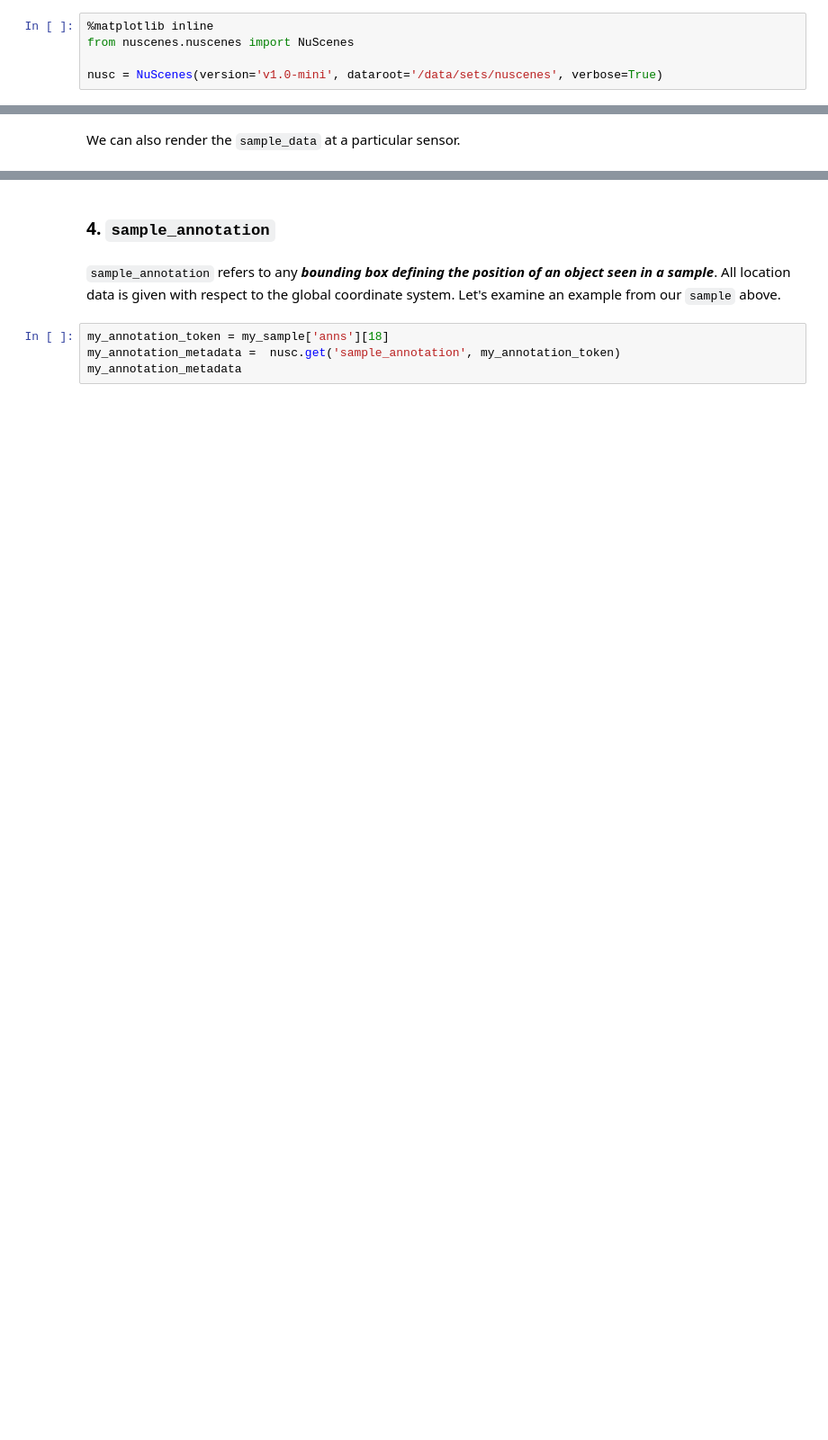
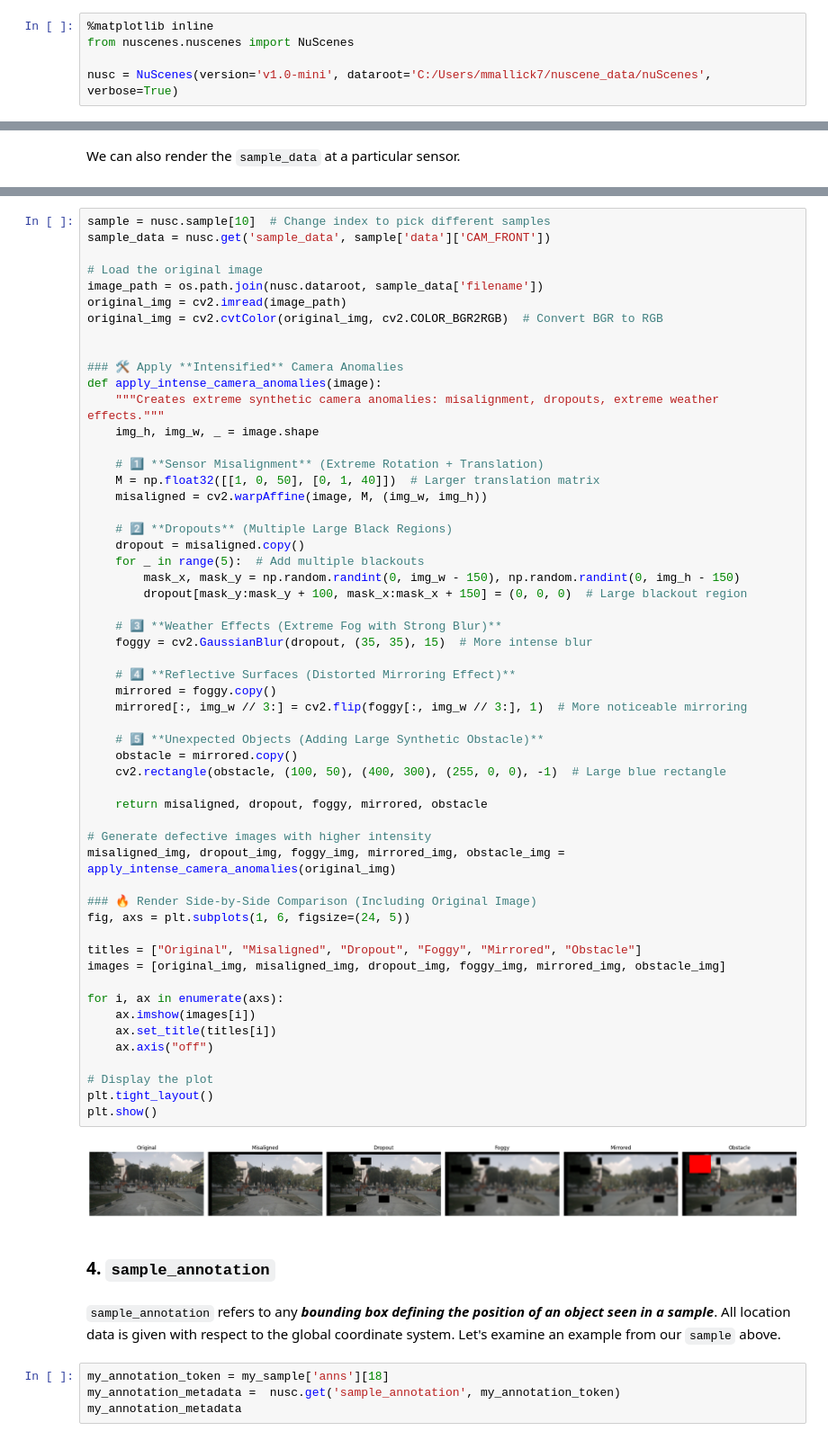
Before and after one commit to MainakMallick/nuscenes-devkit, a Jupyter notebook: python-sdk/tutorials/nuscenes_tutorial.ipynb, the cells around one changed output, grey strips where cells are left out. Shown at 90% size. Drawn from its saved outputs; the diff is of its cells as text; blank space fills up the shorter version.

Commit message:
Artificail dataset for image

```diff
--- a/python-sdk/tutorials/nuscenes_tutorial.ipynb
+++ b/python-sdk/tutorials/nuscenes_tutorial.ipynb
@@ -49,4 +49,4 @@ This is my version
 %matplotlib inline
 from nuscenes.nuscenes import NuScenes
 
-nusc = NuScenes(version='v1.0-mini', dataroot='/data/sets/nuscenes', verbose=True)
+nusc = NuScenes(version='v1.0-mini', dataroot='C:/Users/mmallick7/nuscene_data/nuScenes', verbose=True)
@@ -106,3 +219,60 @@ nusc.render_sample_data(cam_front_data['token'])
+# %%
+sample = nusc.sample[10]  # Change index to pick different samples
+sample_data = nusc.get('sample_data', sample['data']['CAM_FRONT'])
+
+# Load the original image
+image_path = os.path.join(nusc.dataroot, sample_data['filename'])
+original_img = cv2.imread(image_path)
+original_img = cv2.cvtColor(original_img, cv2.COLOR_BGR2RGB)  # Convert BGR to RGB
+
+
+### 🛠 Apply **Intensified** Camera Anomalies
+def apply_intense_camera_anomalies(image):
+    """Creates extreme synthetic camera anomalies: misalignment, dropouts, extreme weather effects."""
+    img_h, img_w, _ = image.shape
+
+    # 1️⃣ **Sensor Misalignment** (Extreme Rotation + Translation)
+    M = np.float32([[1, 0, 50], [0, 1, 40]])  # Larger translation matrix
+    misaligned = cv2.warpAffine(image, M, (img_w, img_h))
+
+    # 2️⃣ **Dropouts** (Multiple Large Black Regions)
+    dropout = misaligned.copy()
+    for _ in range(5):  # Add multiple blackouts
+        mask_x, mask_y = np.random.randint(0, img_w - 150), np.random.randint(0, img_h - 150)
+        dropout[mask_y:mask_y + 100, mask_x:mask_x + 150] = (0, 0, 0)  # Large blackout region
+
+    # 3️⃣ **Weather Effects (Extreme Fog with Strong Blur)**
+    foggy = cv2.GaussianBlur(dropout, (35, 35), 15)  # More intense blur
+
+    # 4️⃣ **Reflective Surfaces (Distorted Mirroring Effect)**
+    mirrored = foggy.copy()
+    mirrored[:, img_w // 3:] = cv2.flip(foggy[:, img_w // 3:], 1)  # More noticeable mirroring
+
+    # 5️⃣ **Unexpected Objects (Adding Large Synthetic Obstacle)**
+    obstacle = mirrored.copy()
+    cv2.rectangle(obstacle, (100, 50), (400, 300), (255, 0, 0), -1)  # Large blue rectangle
+
+    return misaligned, dropout, foggy, mirrored, obstacle
+
+# Generate defective images with higher intensity
+misaligned_img, dropout_img, foggy_img, mirrored_img, obstacle_img = apply_intense_camera_anomalies(original_img)
+
+### 🔥 Render Side-by-Side Comparison (Including Original Image)
+fig, axs = plt.subplots(1, 6, figsize=(24, 5))
+
+titles = ["Original", "Misaligned", "Dropout", "Foggy", "Mirrored", "Obstacle"]
+images = [original_img, misaligned_img, dropout_img, foggy_img, mirrored_img, obstacle_img]
+
+for i, ax in enumerate(axs):
+    ax.imshow(images[i])
+    ax.set_title(titles[i])
+    ax.axis("off")
+
+# Display the plot
+plt.tight_layout()
+plt.show()
+# %% [output]
+[figure, added]
 # %% [markdown]
 ### 4. `sample_annotation`
 # %% [markdown]
```
Also changed, not shown: parts of 10 cells of this notebook, 15 other files.
